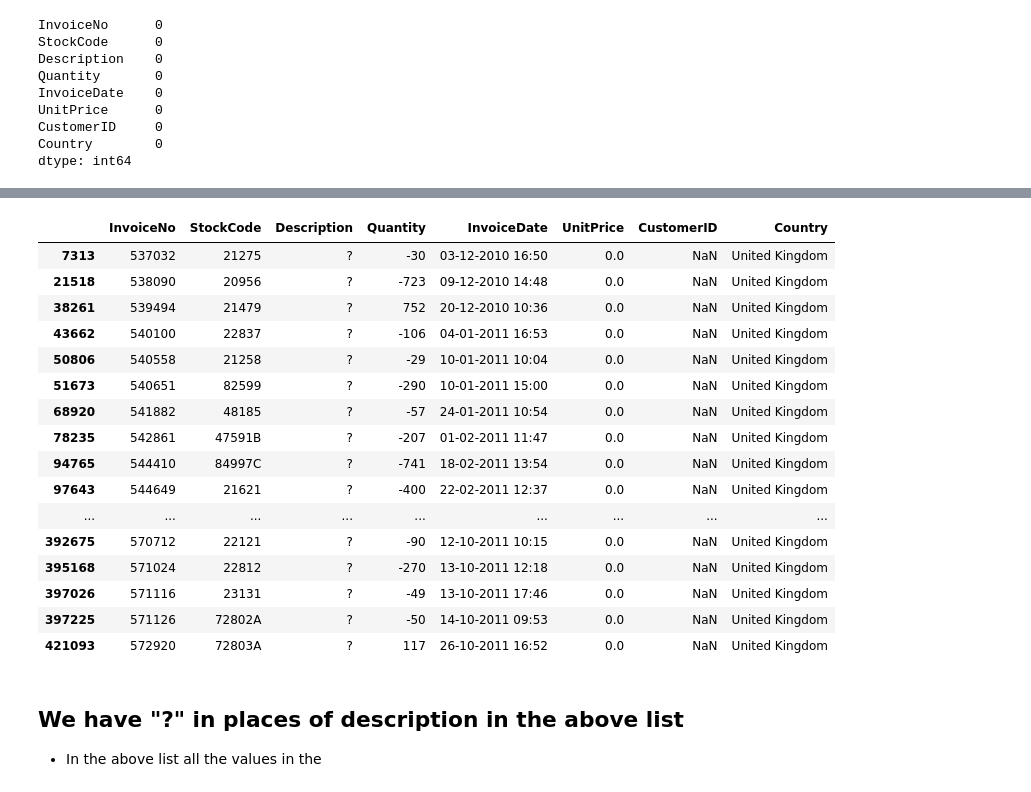
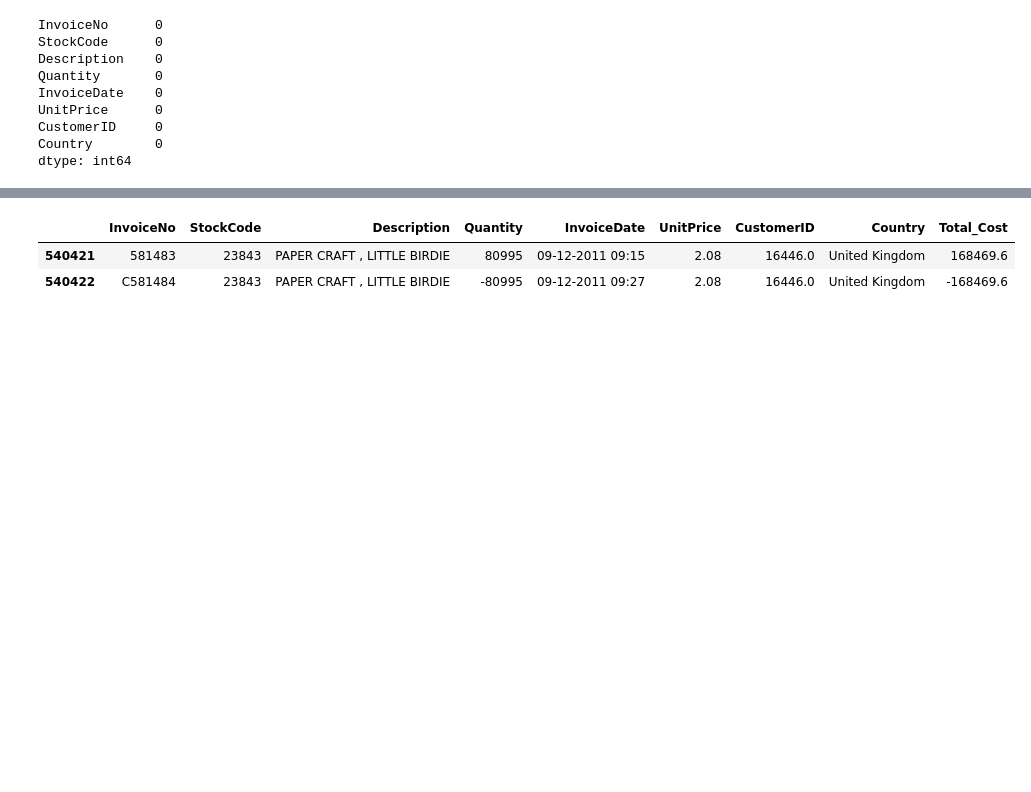
Before and after one commit to MIlanJP/Capstione-Unsupervised-Customer-Segmentation, a Jupyter notebook: Customer Segmentation.ipynb, the cells around one changed output, grey strips where cells are left out. Drawn from its saved outputs; the diff is of its cells as text; code cells hidden in the pictures; blank space fills up the shorter version.

Commit message:
Filtered cancelled items from uncancelled list that came back for cancellation

```diff
--- a/Customer Segmentation.ipynb
+++ b/Customer Segmentation.ipynb
@@ -116,0 +159,27 @@ dtype: int64
+# %%
+cancelled_items=pd.DataFrame()
+cancelled_items_=customer_data[customer_data["Quantity"]< -0].sort_values("Quantity")
+def find_similar_data(cancel_item):
+    # return(cancel_item)
+    cancel_item=customer_data.loc[cancel_item]
+    # print(cancel_item,"HEY")
+
+    # cancel_item=cancelled_items_
+
+    item_name=cancel_item.Description
+    item_stockcode=cancel_item.StockCode
+    item_quantity=-1 * cancel_item.Quantity
+    item_customer_id=cancel_item.CustomerID
+    condition_1=customer_data['StockCode']==item_stockcode
+    condition_2=customer_data['Quantity']==item_quantity
+    condition_3=customer_data['Description']==item_name
+    condition_4=customer_data['CustomerID']==item_customer_id
+    df=customer_data[condition_1 & condition_2 & condition_3 & condition_4]
+#     display(df.head(1))
+    try:
+        cancelled_items[df.index[0]]=df.iloc[0,:]
+    except:
+        None
+
+cancelled_items_.reset_index().rename(columns={'index':"cancelled_index"})["cancelled_index"].apply(lambda x:find_similar_data(x))
+cancelled_items.T
@@ -116,0 +200,8 @@ dtype: int64
+# %%
+cancelled_customer_data=cancelled_items.T
+display(cancelled_customer_data)
+print("Shape Before removing cancelled items",customer_data.shape)
+customer_data.drop(index=cancelled_items_.index,axis=0,inplace=True)
+print("Shape After removing cancelled items",customer_data.shape)
+customer_data.drop(index=cancelled_customer_data.index,axis=0,inplace=True)
+print("Shape After removing uncancelled items from list that came back as cancelled",customer_data.shape)
@@ -116,0 +274,2 @@ dtype: int64
+# %%
+customer_data["Total_Cost"]=customer_data["Quantity"]*customer_data["UnitPrice"]
@@ -117,23 +337,6 @@ dtype: int64
 # %%
-customer_data[customer_data['Description']=='?']
+customer_data[customer_data["Description"]=='PAPER CRAFT , LITTLE BIRDIE']
 # %% [output]
-|  | InvoiceNo | StockCode | Description | Quantity | InvoiceDate | UnitPrice | CustomerID | Country |
-| 7313 | 537032 | 21275 | ? | -30 | 03-12-2010 16:50 | 0.0 | NaN | United Kingdom |
-| 21518 | 538090 | 20956 | ? | -723 | 09-12-2010 14:48 | 0.0 | NaN | United Kingdom |
-| 38261 | 539494 | 21479 | ? | 752 | 20-12-2010 10:36 | 0.0 | NaN | United Kingdom |
-| 43662 | 540100 | 22837 | ? | -106 | 04-01-2011 16:53 | 0.0 | NaN | United Kingdom |
-| 50806 | 540558 | 21258 | ? | -29 | 10-01-2011 10:04 | 0.0 | NaN | United Kingdom |
-| 51673 | 540651 | 82599 | ? | -290 | 10-01-2011 15:00 | 0.0 | NaN | United Kingdom |
-| 68920 | 541882 | 48185 | ? | -57 | 24-01-2011 10:54 | 0.0 | NaN | United Kingdom |
-| 78235 | 542861 | 47591B | ? | -207 | 01-02-2011 11:47 | 0.0 | NaN | United Kingdom |
-| 94765 | 544410 | 84997C | ? | -741 | 18-02-2011 13:54 | 0.0 | NaN | United Kingdom |
-| 97643 | 544649 | 21621 | ? | -400 | 22-02-2011 12:37 | 0.0 | NaN | United Kingdom |
-| ... | ... | ... | ... | ... | ... | ... | ... | ... |
-| 392675 | 570712 | 22121 | ? | -90 | 12-10-2011 10:15 | 0.0 | NaN | United Kingdom |
-| 395168 | 571024 | 22812 | ? | -270 | 13-10-2011 12:18 | 0.0 | NaN | United Kingdom |
-| 397026 | 571116 | 23131 | ? | -49 | 13-10-2011 17:46 | 0.0 | NaN | United Kingdom |
-| 397225 | 571126 | 72802A | ? | -50 | 14-10-2011 09:53 | 0.0 | NaN | United Kingdom |
-| 421093 | 572920 | 72803A | ? | 117 | 26-10-2011 16:52 | 0.0 | NaN | United Kingdom |
+|  | InvoiceNo | StockCode | Description | Quantity | InvoiceDate | UnitPrice | CustomerID | Country | Total_Cost |
+| 540421 | 581483 | 23843 | PAPER CRAFT , LITTLE BIRDIE | 80995 | 09-12-2011 09:15 | 2.08 | 16446.0 | United Kingdom | 168469.6 |
+| 540422 | C581484 | 23843 | PAPER CRAFT , LITTLE BIRDIE | -80995 | 09-12-2011 09:27 | 2.08 | 16446.0 | United Kingdom | -168469.6 |
-# %% [markdown]
-## We have "?" in places of description in the above list
-- In the above list all the values in the
```
Also changed, not shown: parts of 21 cells of this notebook.
